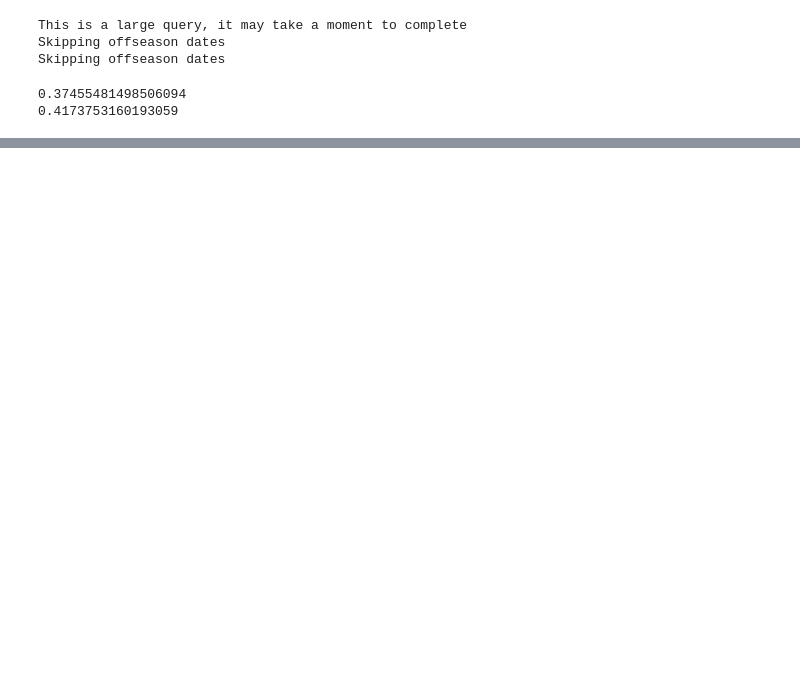
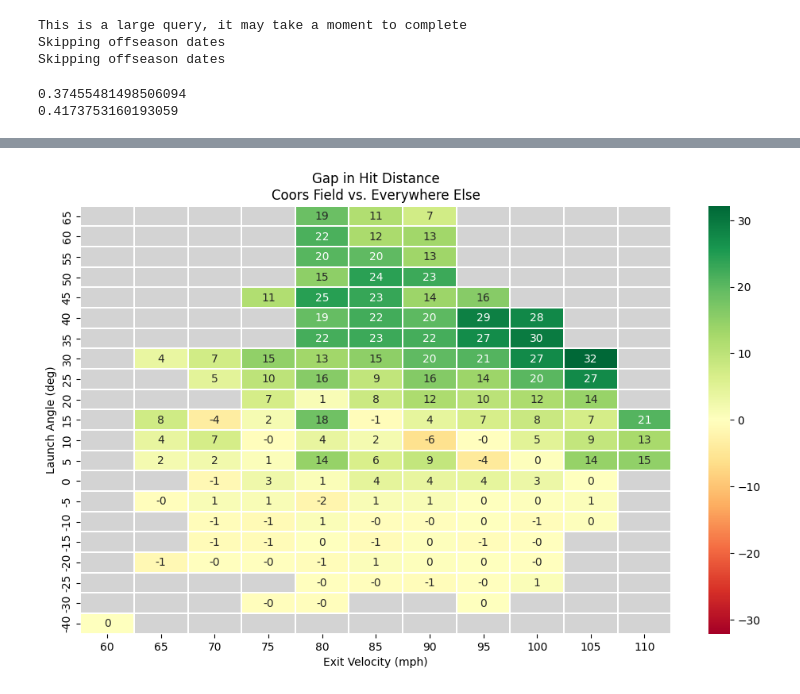
Before and after one commit to skparagas/Coors-Hangover-Effect, a Jupyter notebook: statcast.ipynb, the cells around one changed output, grey strips where cells are left out. Cells and saved outputs as stored; diff of their text form; code cells hidden in the pictures; blank space fills up the shorter version.

```diff
--- a/statcast.ipynb
+++ b/statcast.ipynb
@@ -50,0 +134,18 @@ plt.show()
+# %%
+gap_pivot = dist[dist['count_col'] >= min_count].pivot(index='la_bucket', columns='ev_bucket', values='distance_gap')
+#gap_pivot[pd.isna(gap_pivot)] = 0.0
+gap_pivot = gap_pivot.astype(float)
+
+limit = max(list(gap_pivot.max()) + list(gap_pivot.min()), key=abs)
+divnorm = colors.TwoSlopeNorm(vmin = -1 * limit, vcenter = 0, vmax = limit)
+
+fig, ax = plt.subplots(figsize = (12, 7))
+ax = sns.heatmap(gap_pivot, cmap = 'RdYlGn', norm=divnorm, linewidths = 0.01, annot = True, fmt = ".0f")
+ax.set_facecolor('lightgray')
+ax.invert_yaxis()
+ax.set_title('Gap in Hit Distance\nCoors Field vs. Everywhere Else')
+ax.set_ylabel('Launch Angle (deg)')
+ax.set_xlabel('Exit Velocity (mph)')
+plt.show()
+# %% [output]
+[figure, added]
```
Also changed, not shown: parts of 8 cells of this notebook.
